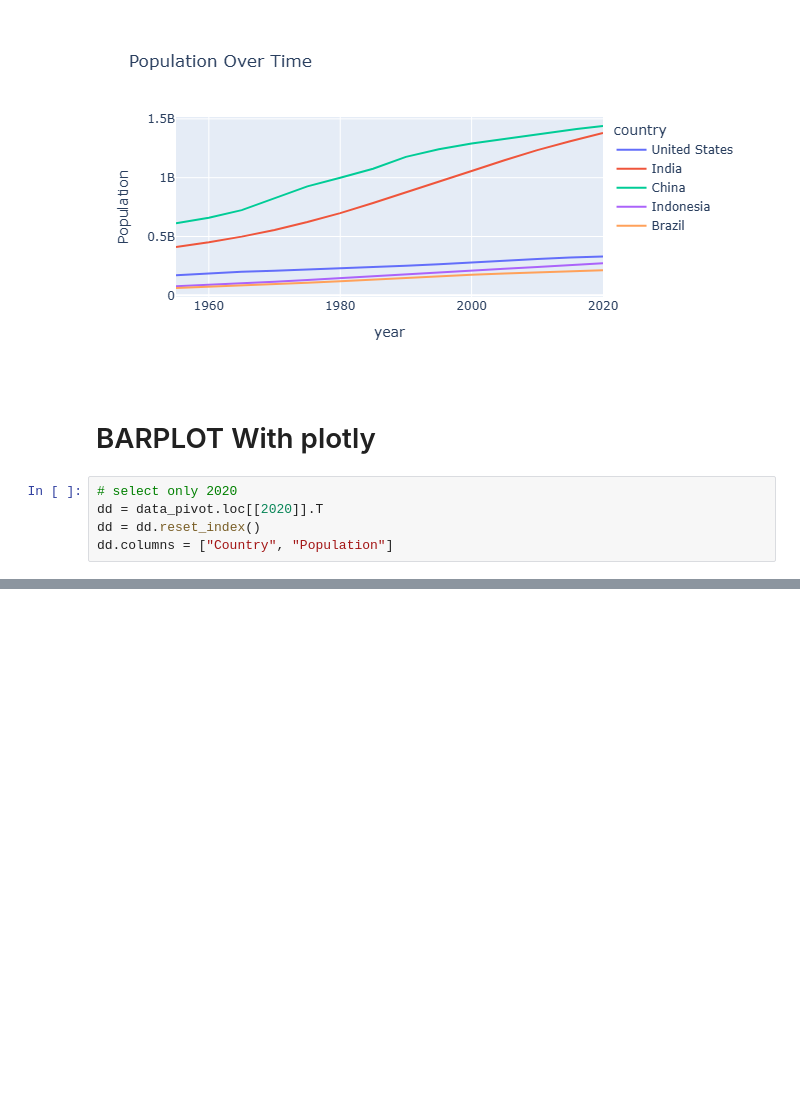
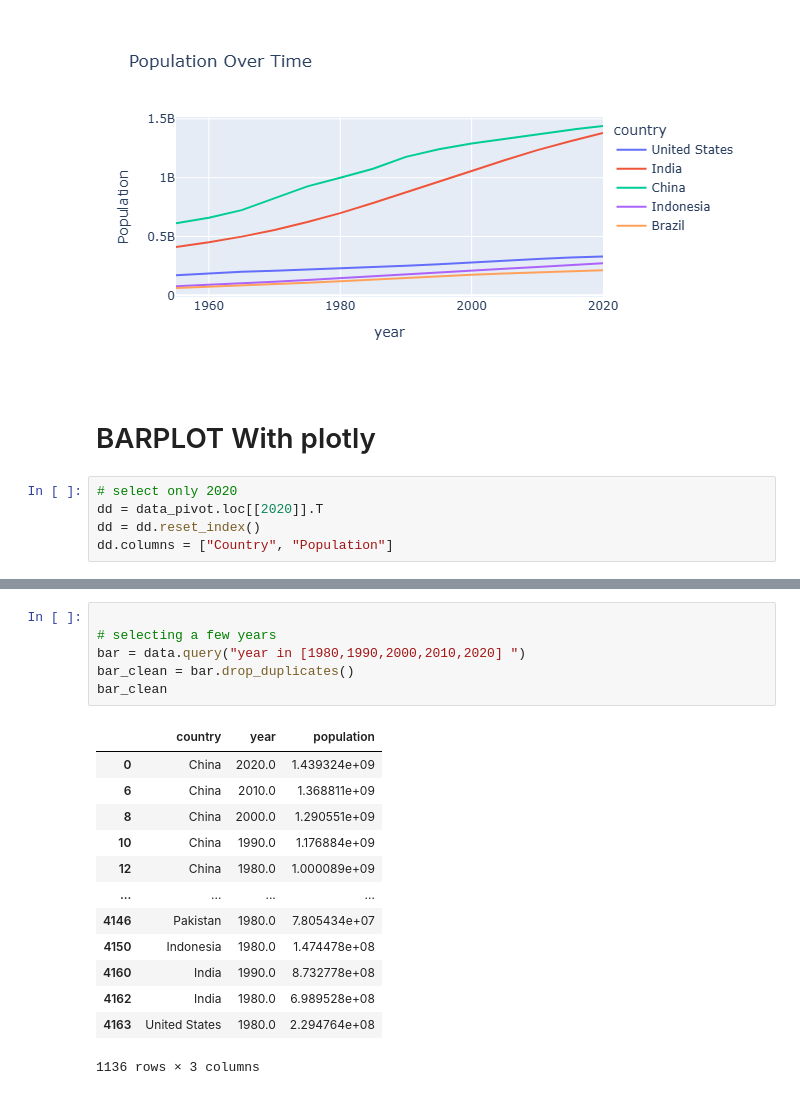
Before and after one commit to MUNYEMANA12/data-visualization, a Jupyter notebook: visualization.ipynb, the cells around one changed output, grey strips where cells are left out. Drawn from its saved outputs; the diff is of its cells as text; blank space fills up the shorter version.

```diff
--- a/visualization.ipynb
+++ b/visualization.ipynb
@@ -84,0 +112,20 @@ fig.show()
+# %%
+
+# selecting a few years
+bar = data.query("year in [1980,1990,2000,2010,2020] ")
+bar_clean = bar.drop_duplicates()
+bar_clean
+# %% [output]
+|  | country | year | population |
+| 0 | China | 2020.0 | 1.439324e+09 |
+| 6 | China | 2010.0 | 1.368811e+09 |
+| 8 | China | 2000.0 | 1.290551e+09 |
+| 10 | China | 1990.0 | 1.176884e+09 |
+| 12 | China | 1980.0 | 1.000089e+09 |
+| ... | ... | ... | ... |
+| 4146 | Pakistan | 1980.0 | 7.805434e+07 |
+| 4150 | Indonesia | 1980.0 | 1.474478e+08 |
+| 4160 | India | 1990.0 | 8.732778e+08 |
+| 4162 | India | 1980.0 | 6.989528e+08 |
+| 4163 | United States | 1980.0 | 2.294764e+08 |
+1136 rows × 3 columns
```
Also changed, not shown: parts of 6 cells of this notebook.
